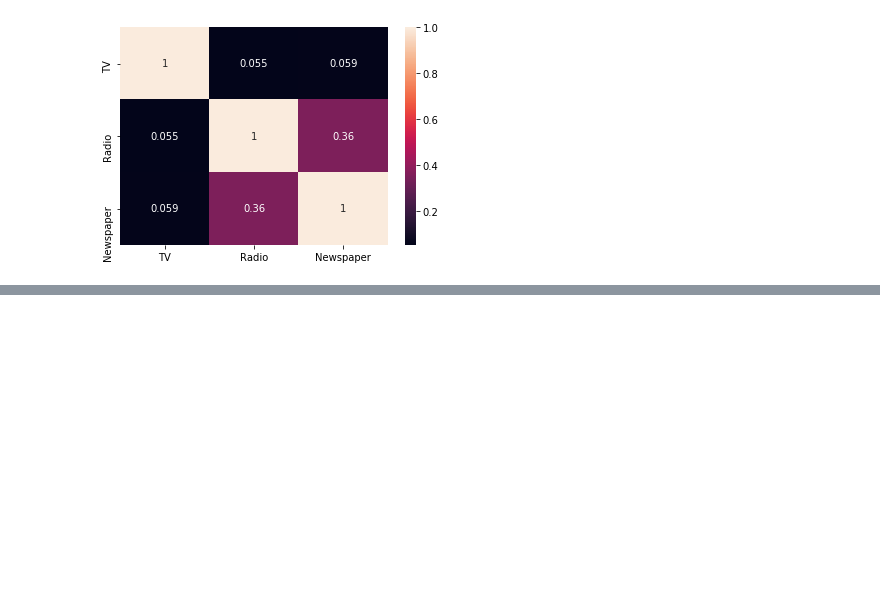
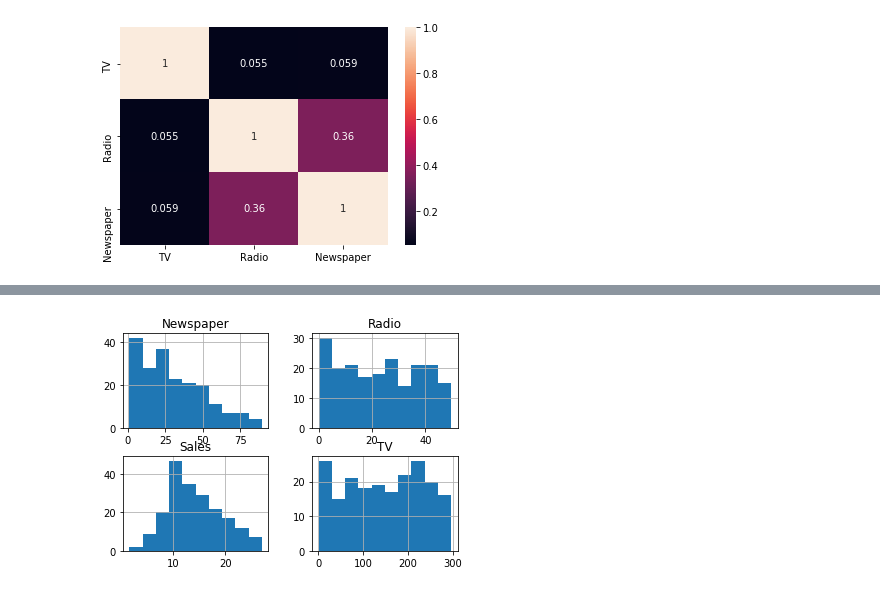
Before and after one commit to prasantidas/Thinkful_Data_Science, a Jupyter notebook: 2_4_3.ipynb, the cells around one changed output, grey strips where cells are left out. Cells and saved outputs as stored; diff of their text form; code cells hidden in the pictures; blank space fills up the shorter version.

```diff
--- a/2_4_3.ipynb
+++ b/2_4_3.ipynb
@@ -195,0 +254,5 @@ R-squared:
+# %%
+advertise.hist()
+plt.show()
+# %% [output]
+[figure, added]
```
Also changed, not shown: parts of 21 cells of this notebook, 4 other files.
